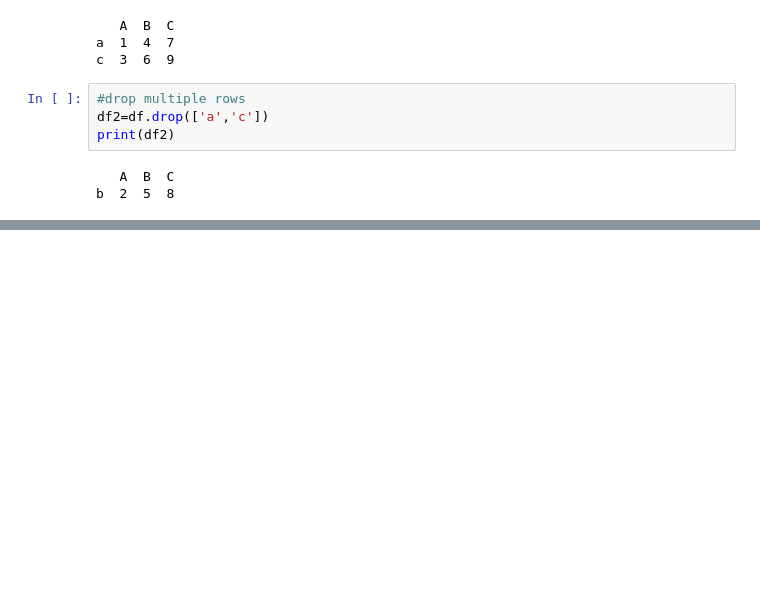
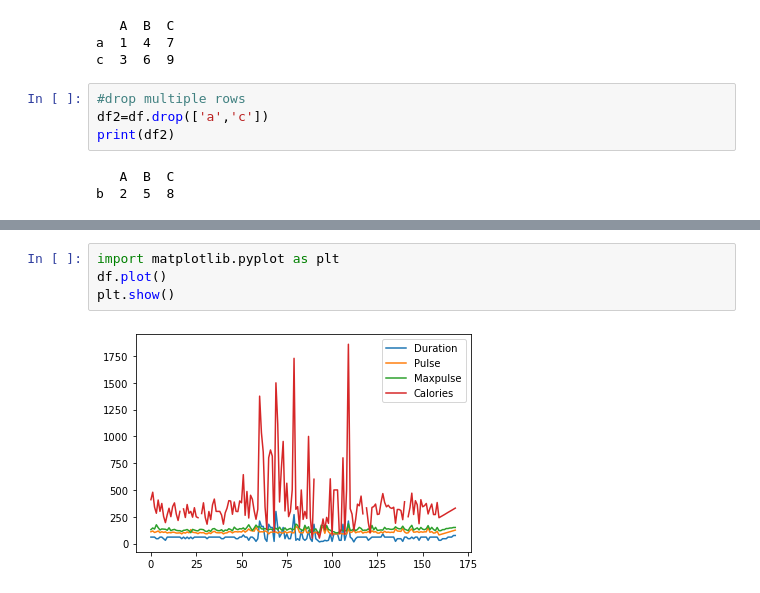
Before and after one commit to Rahulktalwar/Python-Programmes, a Jupyter notebook: Automation Testing PANDAS.ipynb, the cells around one changed output, grey strips where cells are left out. Saved outputs shown, nothing was run; the diff lists cells and outputs as text; blank space fills up the shorter version.

```diff
--- a/Automation Testing PANDAS.ipynb
+++ b/Automation Testing PANDAS.ipynb
@@ -703,0 +794,6 @@ AttributeError: 'NoneType' object has no attribute 'iloc'
+# %%
+import matplotlib.pyplot as plt
+df.plot()
+plt.show()
+# %% [output]
+[figure, added]
```
Also changed, not shown: parts of 49 cells of this notebook.
